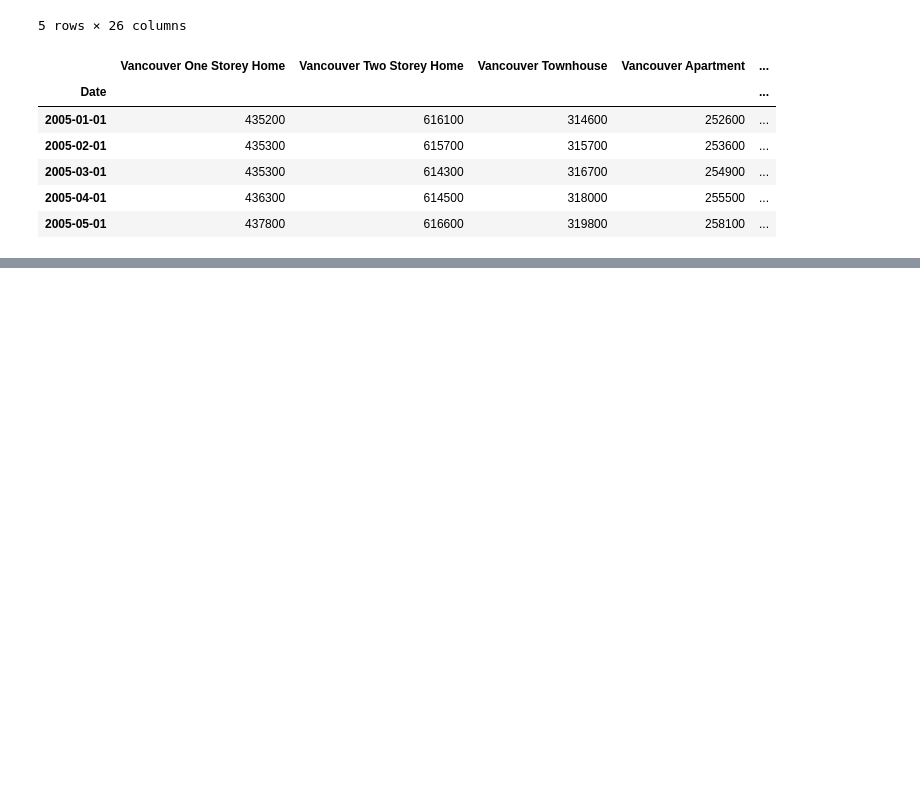
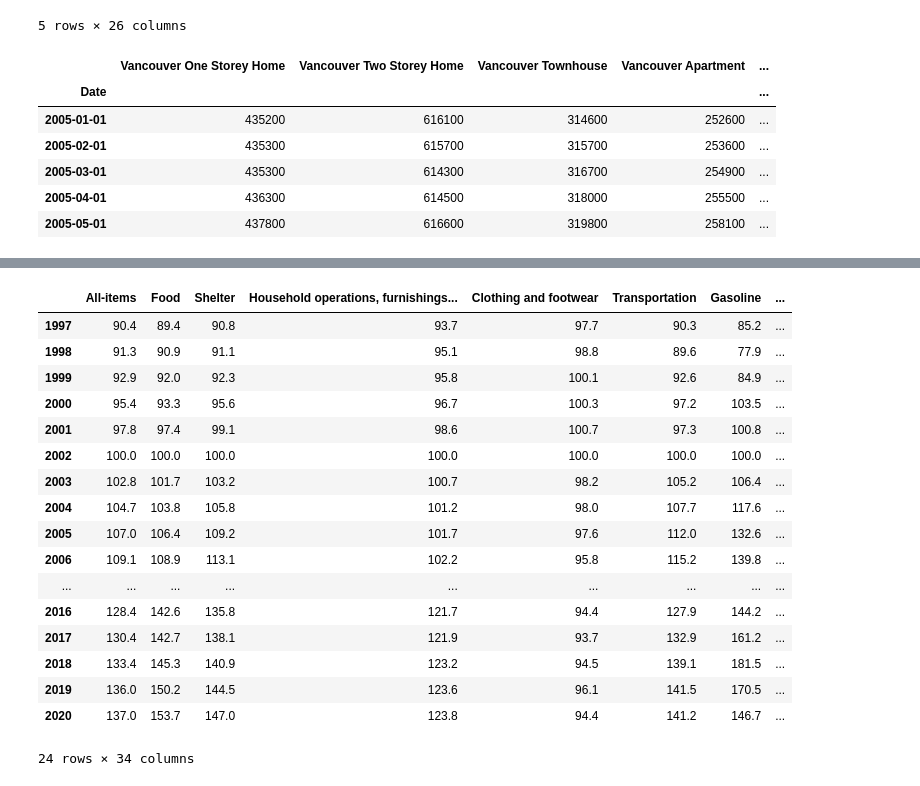
Before and after one commit to data301-2021-summer2/group-11-project, a Jupyter notebook: analysis/AndyMcLean/Milestone2.ipynb, the cells around one changed output, grey strips where cells are left out. Cells and saved outputs as stored; diff of their text form; code cells hidden in the pictures; blank space fills up the shorter version.

```diff
--- a/analysis/AndyMcLean/Milestone2.ipynb
+++ b/analysis/AndyMcLean/Milestone2.ipynb
@@ -73,0 +79,22 @@ interactive(children=(FloatSlider(value=1.8, description='height', max=3.5, min=
+# %%
+pf.limitYears(DF_main,25).transpose()
+#housePrices_DF.head()
+# %% [output]
+|  | All-items | Food | Shelter | Household operations, furnishings... | Clothing and footwear | Transportation | Gasoline | ... |
+| 1997 | 90.4 | 89.4 | 90.8 | 93.7 | 97.7 | 90.3 | 85.2 | ... |
+| 1998 | 91.3 | 90.9 | 91.1 | 95.1 | 98.8 | 89.6 | 77.9 | ... |
+| 1999 | 92.9 | 92.0 | 92.3 | 95.8 | 100.1 | 92.6 | 84.9 | ... |
+| 2000 | 95.4 | 93.3 | 95.6 | 96.7 | 100.3 | 97.2 | 103.5 | ... |
+| 2001 | 97.8 | 97.4 | 99.1 | 98.6 | 100.7 | 97.3 | 100.8 | ... |
+| 2002 | 100.0 | 100.0 | 100.0 | 100.0 | 100.0 | 100.0 | 100.0 | ... |
+| 2003 | 102.8 | 101.7 | 103.2 | 100.7 | 98.2 | 105.2 | 106.4 | ... |
+| 2004 | 104.7 | 103.8 | 105.8 | 101.2 | 98.0 | 107.7 | 117.6 | ... |
+| 2005 | 107.0 | 106.4 | 109.2 | 101.7 | 97.6 | 112.0 | 132.6 | ... |
+| 2006 | 109.1 | 108.9 | 113.1 | 102.2 | 95.8 | 115.2 | 139.8 | ... |
+| ... | ... | ... | ... | ... | ... | ... | ... | ... |
+| 2016 | 128.4 | 142.6 | 135.8 | 121.7 | 94.4 | 127.9 | 144.2 | ... |
+| 2017 | 130.4 | 142.7 | 138.1 | 121.9 | 93.7 | 132.9 | 161.2 | ... |
+| 2018 | 133.4 | 145.3 | 140.9 | 123.2 | 94.5 | 139.1 | 181.5 | ... |
+| 2019 | 136.0 | 150.2 | 144.5 | 123.6 | 96.1 | 141.5 | 170.5 | ... |
+| 2020 | 137.0 | 153.7 | 147.0 | 123.8 | 94.4 | 141.2 | 146.7 | ... |
+24 rows × 34 columns
```
Also changed, not shown: parts of 7 cells of this notebook.
